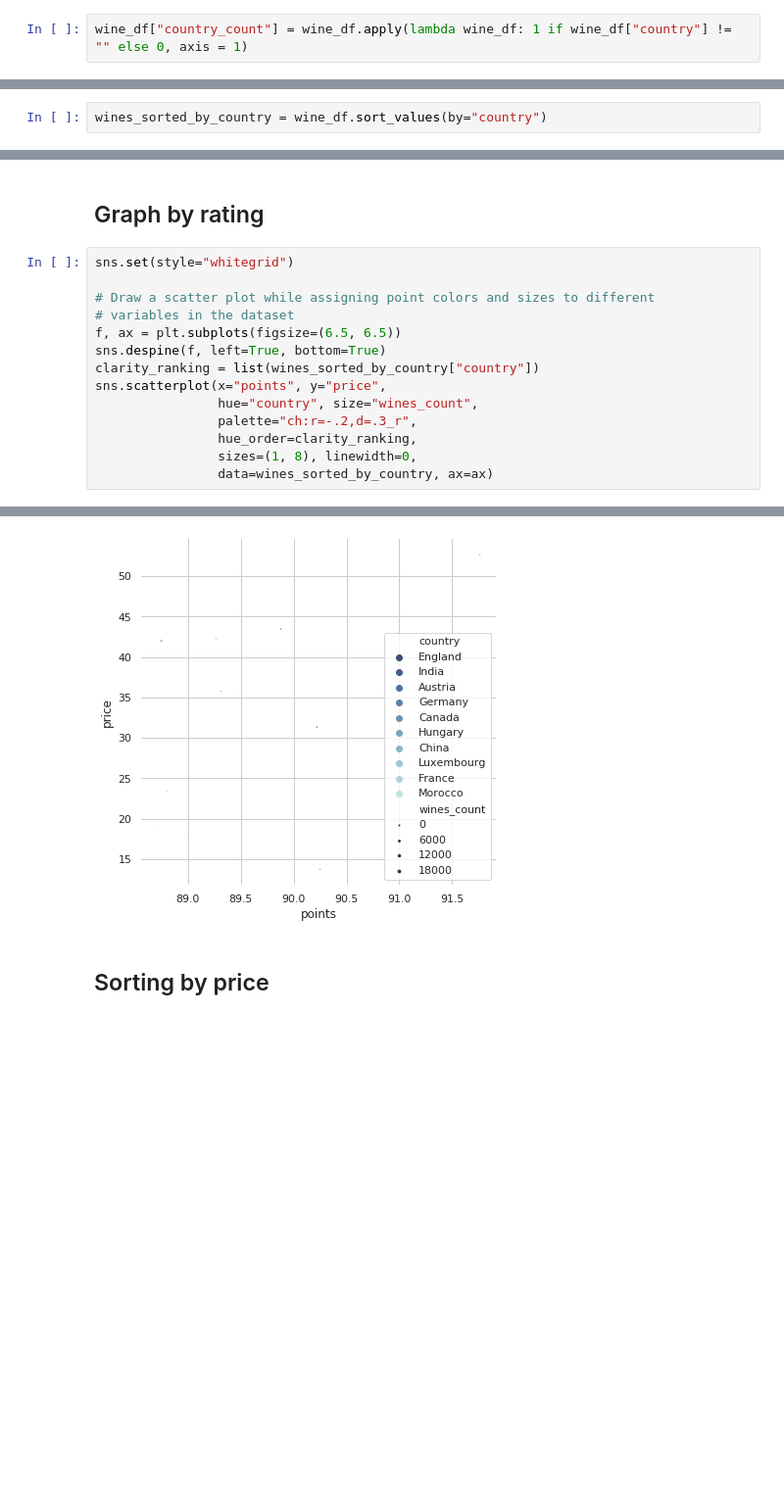
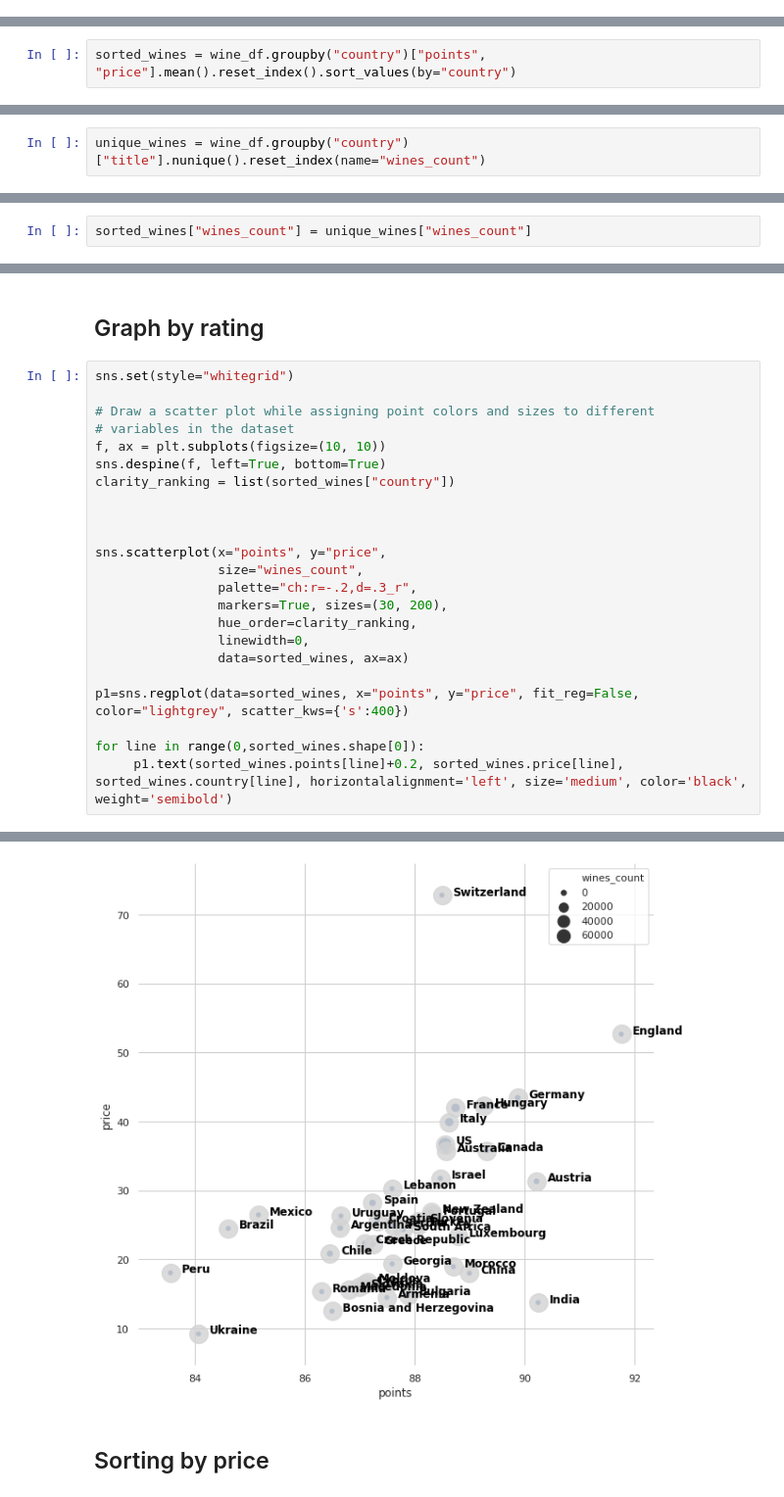
Before and after one commit to SergeyTrubnikov/wine_analysis, a Jupyter notebook: wine_analysis.ipynb, the cells around one changed output, grey strips where cells are left out. Shown at 98% size. Saved outputs shown, nothing was run; the diff lists cells and outputs as text; blank space fills up the shorter version.

```diff
--- a/wine_analysis.ipynb
+++ b/wine_analysis.ipynb
@@ -38,5 +30,3 @@ white_wines_mean_price = white_wines_mean_price.groupby("variety", as_index=Fals
 ## Sorting by rating
 # %%
 wine_df = wine_df.sort_values(by="country")
-# %%
-wine_df["country_count"] = wine_df.apply(lambda wine_df: 1 if wine_df["country"] != "" else 0, axis = 1)
@@ -47,2 +35,2 @@ country_count = countries["country_count"]
 # %%
-wines_sorted_by_country = wine_df.sort_values(by="country")
+sorted_wines = wine_df.groupby("country")["points", "price"].mean().reset_index().sort_values(by="country")
@@ -68,0 +37,2 @@ wines_sorted_by_country
+# %%
+unique_wines = wine_df.groupby("country")["title"].nunique().reset_index(name="wines_count")
@@ -68,0 +41,2 @@ wines_sorted_by_country
+# %%
+sorted_wines["wines_count"] = unique_wines["wines_count"]
@@ -73,13 +53,22 @@ sns.set(style="whitegrid")
 
 # Draw a scatter plot while assigning point colors and sizes to different
 # variables in the dataset
-f, ax = plt.subplots(figsize=(6.5, 6.5))
+f, ax = plt.subplots(figsize=(10, 10))
 sns.despine(f, left=True, bottom=True)
-clarity_ranking = list(wines_sorted_by_country["country"])
+clarity_ranking = list(sorted_wines["country"])
+
+
+
 sns.scatterplot(x="points", y="price",
-                hue="country", size="wines_count",
+                size="wines_count",
                 palette="ch:r=-.2,d=.3_r",
+                markers=True, sizes=(30, 200),
                 hue_order=clarity_ranking,
-                sizes=(1, 8), linewidth=0,
-                data=wines_sorted_by_country, ax=ax)
+                linewidth=0,
+                data=sorted_wines, ax=ax)
+
+p1=sns.regplot(data=sorted_wines, x="points", y="price", fit_reg=False, color="lightgrey", scatter_kws={'s':400})
+
+for line in range(0,sorted_wines.shape[0]):
+     p1.text(sorted_wines.points[line]+0.2, sorted_wines.price[line], sorted_wines.country[line], horizontalalignment='left', size='medium', color='black', weight='semibold')
 # %% [output]
@@ -87,3 +75,3 @@ sns.scatterplot(x="points", y="price",
-[figure, old version]
+[figure, new version]
 # %% [markdown]
 ## Sorting by price
```
Also changed, not shown: parts of 24 cells of this notebook.
